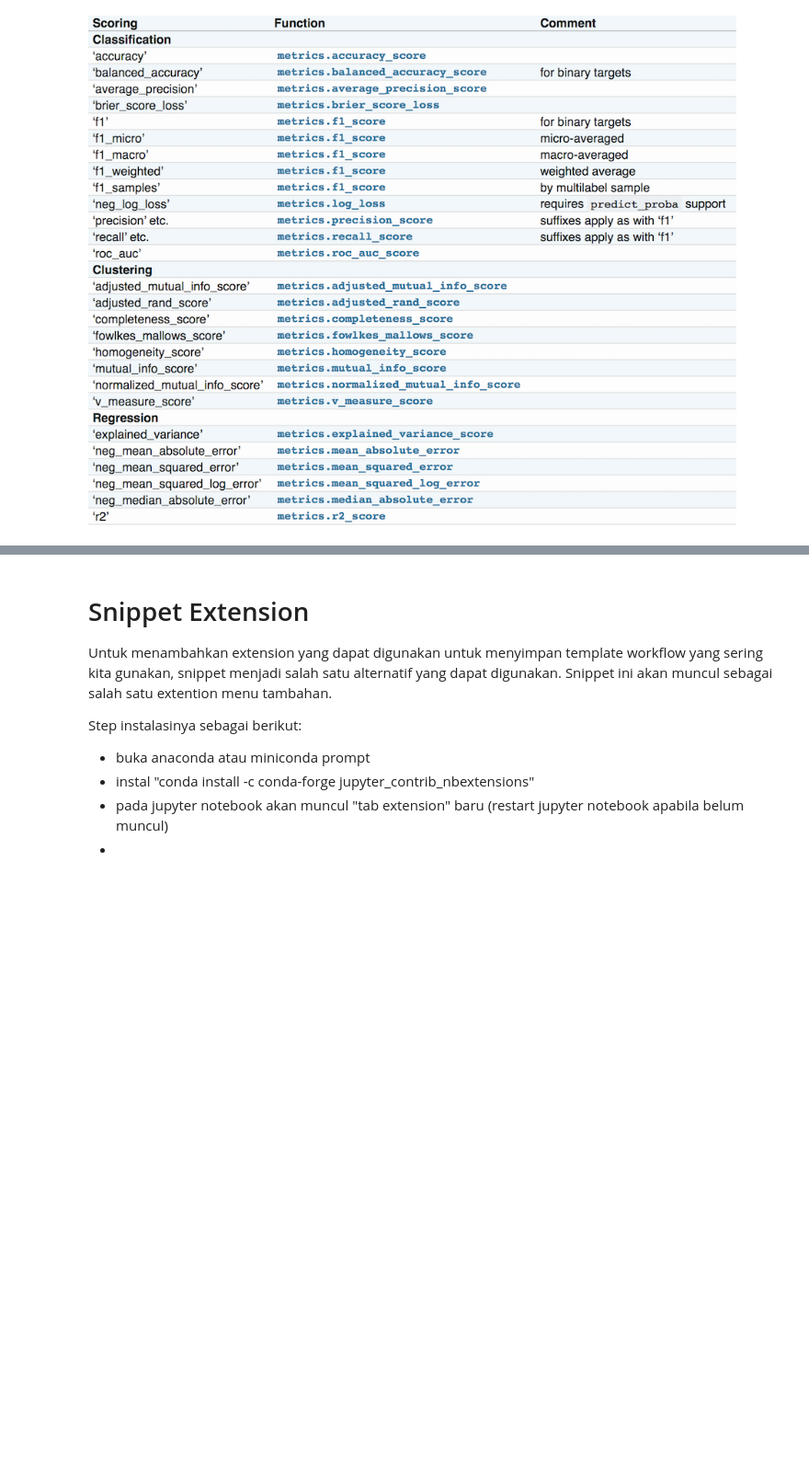
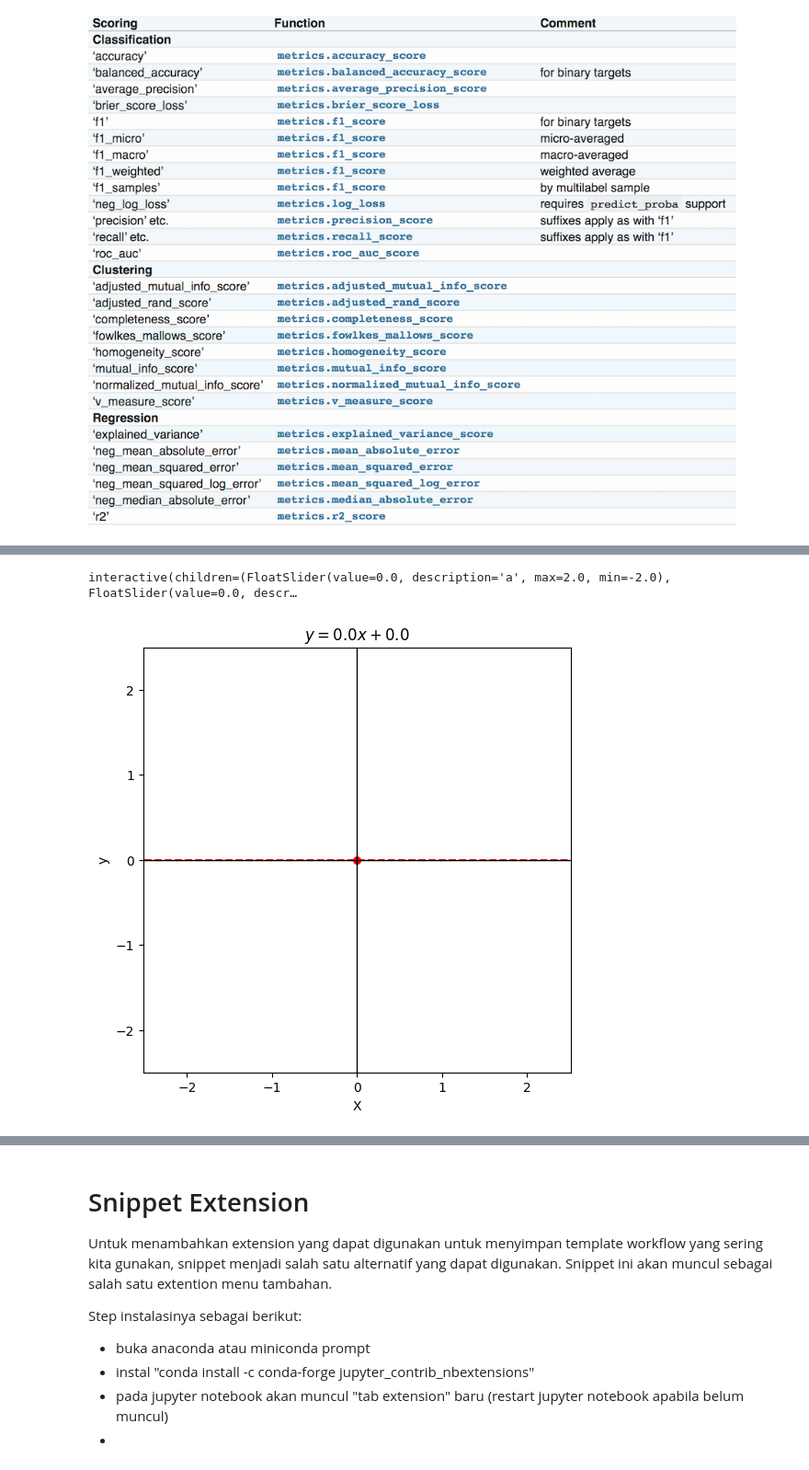
Before and after one commit to budsains/materi, a Jupyter notebook: material_book.ipynb, the cells around one changed output, grey strips where cells are left out. Shown at 92% size. Cells and saved outputs as stored; diff of their text form; code cells hidden in the pictures; blank space fills up the shorter version.

```diff
--- a/material_book.ipynb
+++ b/material_book.ipynb
@@ -1348,0 +1363,5 @@ akar dari MSE
+# %%
+demo.slope_and_bias()
+# %% [output]
+interactive(children=(FloatSlider(value=0.0, description='a', max=2.0, min=-2.0), FloatSlider(value=0.0, descr…
+[figure, added]
```
Also changed, not shown: parts of 14 cells of this notebook.
